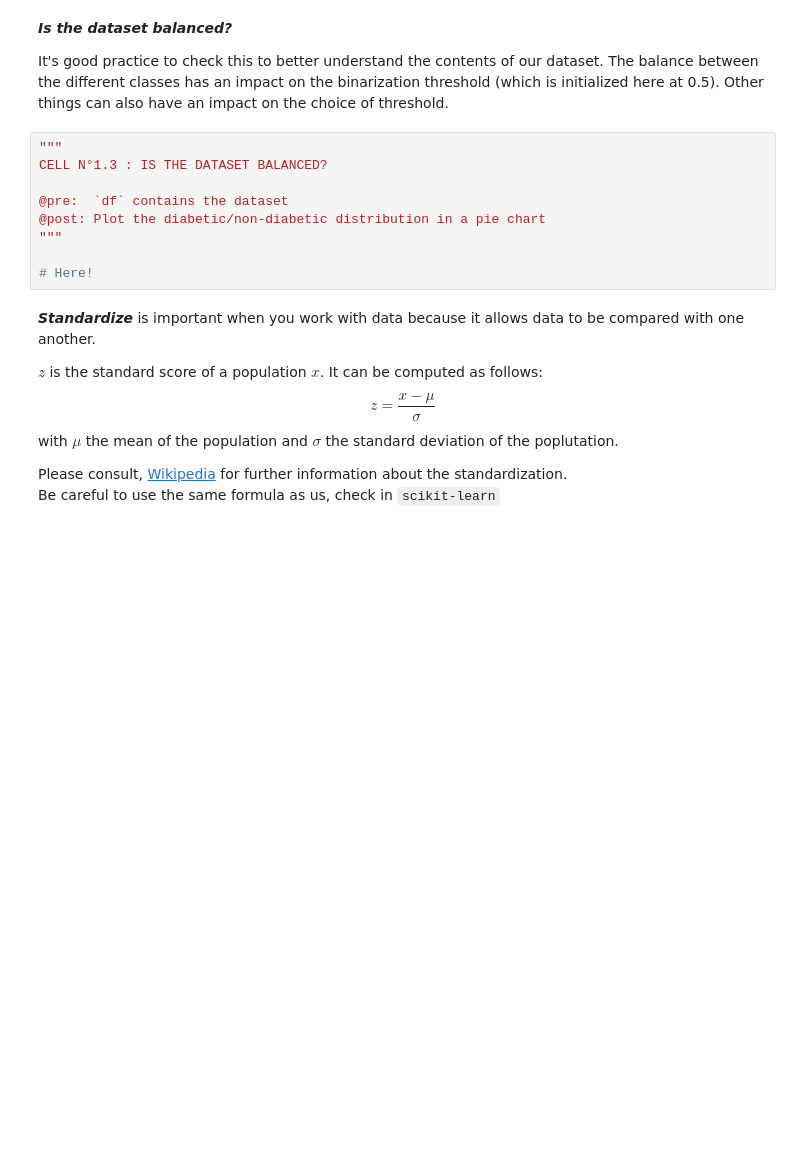
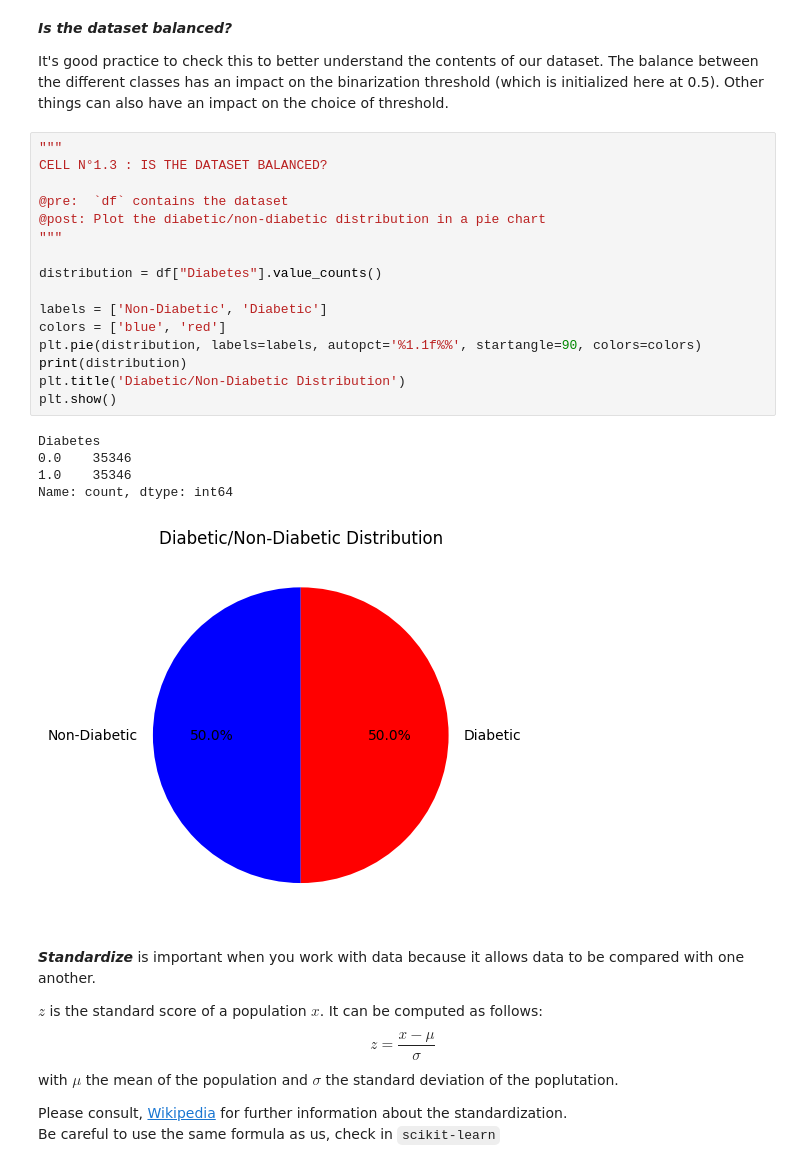
Before and after one commit to Mat1eub/DATA-DiabetesHealthIndicators, a Jupyter notebook: H2-classification.ipynb, the cells around one changed output. Saved outputs shown, nothing was run; the diff lists cells and outputs as text; blank space fills up the shorter version.

```diff
--- a/H2-classification.ipynb
+++ b/H2-classification.ipynb
@@ -133,12 +157,25 @@ It's good practice to check this to better understand the contents of our datase
 # %%
 """
 CELL N°1.3 : IS THE DATASET BALANCED?
 
 @pre:  `df` contains the dataset
 @post: Plot the diabetic/non-diabetic distribution in a pie chart
 """
 
-# Here!
+distribution = df["Diabetes"].value_counts()
+
+labels = ['Non-Diabetic', 'Diabetic']
+colors = ['blue', 'red']
+plt.pie(distribution, labels=labels, autopct='%1.1f%%', startangle=90, colors=colors)
+print(distribution)
+plt.title('Diabetic/Non-Diabetic Distribution')
+plt.show()
+# %% [output]
+Diabetes
+0.0    35346
+1.0    35346
+Name: count, dtype: int64
+[figure, added]
 # %% [markdown]
 ***Standardize*** is important when you work with data because it allows data to be compared with one another.
 
```
Also changed, not shown: parts of 5 cells of this notebook.
